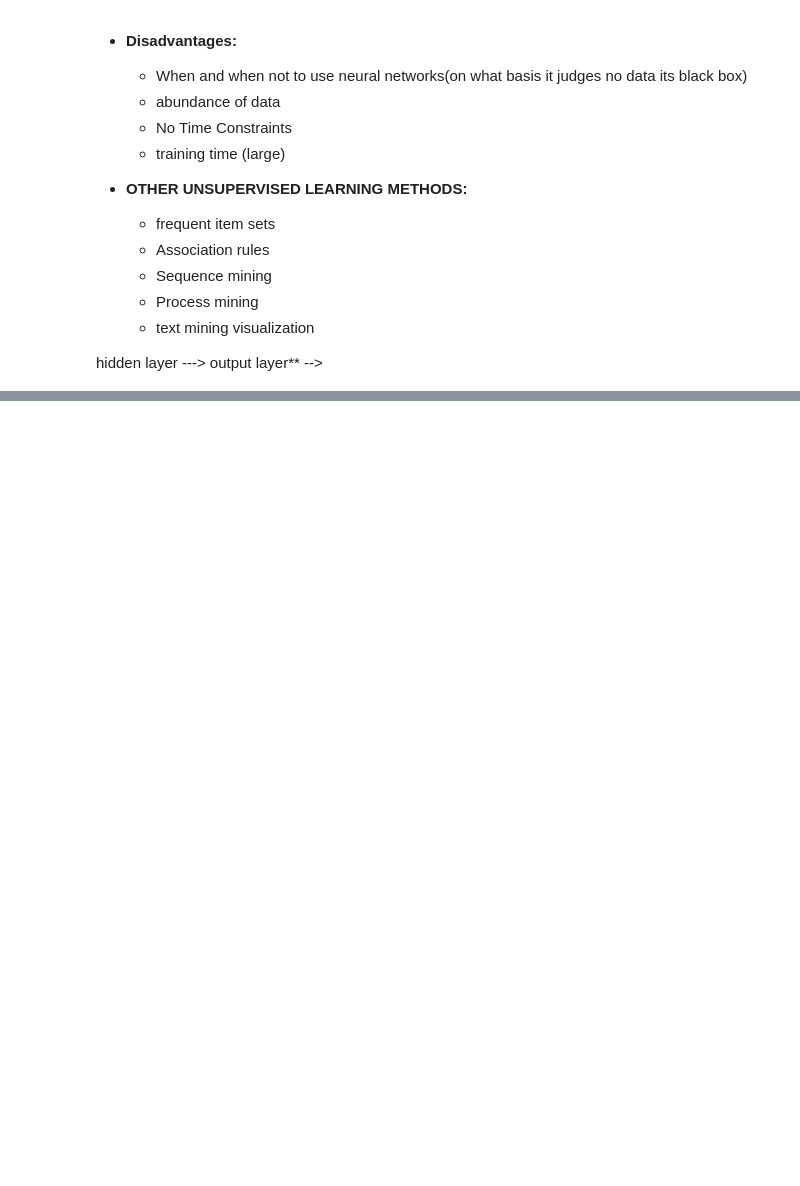
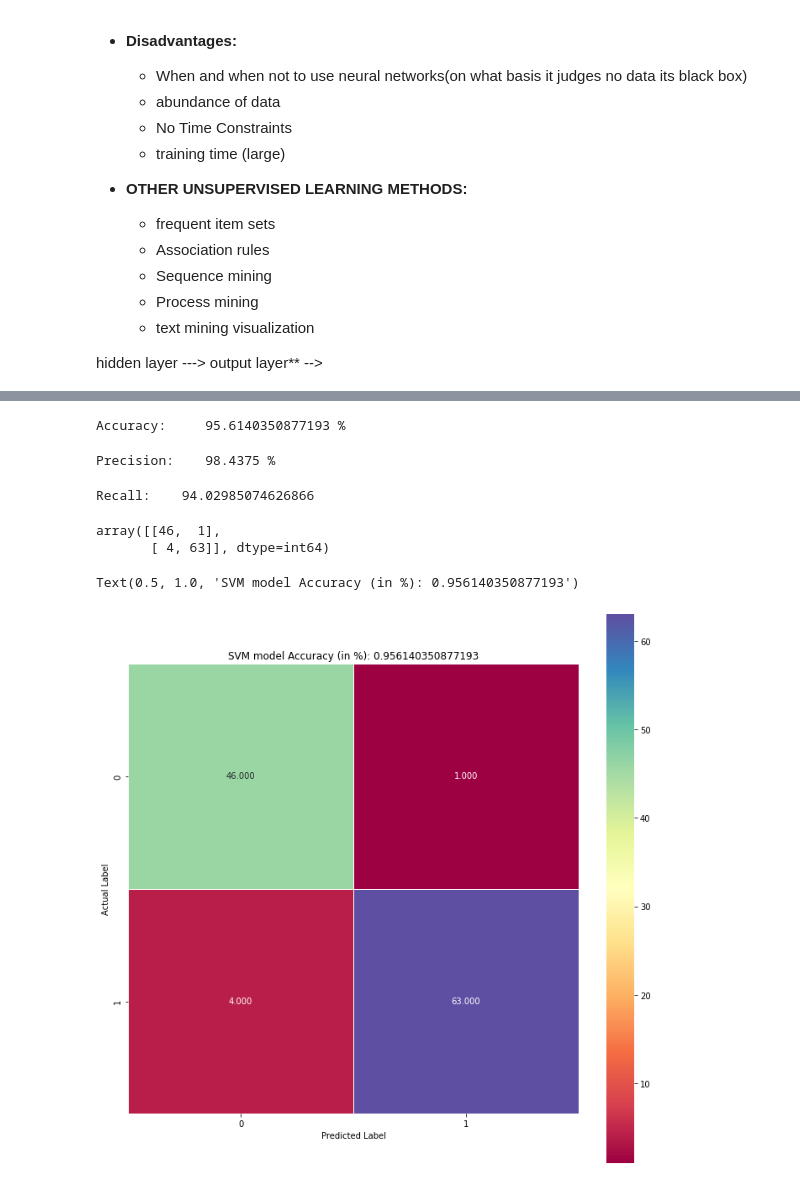
Before and after one commit to dilshad-geol/Data-Science-with-Python, a Jupyter notebook: 00_Everthing_in_Complete_Notebook.ipynb, the cells around one changed output, grey strips where cells are left out. Drawn from its saved outputs; the diff is of its cells as text; code cells hidden in the pictures; blank space fills up the shorter version.

Commit message:
DAY 30: COMPLETED SUpport Vector Machines & Clustering in Machine Learning

```diff
--- a/00_Everthing_in_Complete_Notebook.ipynb
+++ b/00_Everthing_in_Complete_Notebook.ipynb
@@ -6124,0 +6259,62 @@ plt.show()
+# %%
+# import test_train_split function
+from sklearn.model_selection import train_test_split
+# split data set into training set and test set
+
+xtrain,xtest,ytrain,ytest = train_test_split(cancer.data, cancer.target, test_size = 0.2, random_state= 0)
+# %%
+# import svm model
+
+from sklearn import svm
+
+# create a svm classifier
+clf = svm.SVC(kernel="linear") #linear kernel
+
+# train model using training sets
+clf.fit(xtrain,ytrain)
+
+# predict the response for test dataset
+
+y_pred = clf.predict(xtest)
+# %%
+# import scikit-learn metrics modeule for accuracy calculation
+from sklearn import metrics
+
+score = metrics.accuracy_score(ytest,y_pred)
+
+#model Accuracy: how often is the classifier correct?
+print("Accuracy:    ", metrics.accuracy_score(ytest,y_pred) * 100, "%")
+# %% [output]
+Accuracy:     95.6140350877193 %
+# %%
+# Model Precision: What percentage of positive tuples are labeled as such?
+print("Precision:   ", metrics.precision_score(ytest,y_pred)* 100, "%")
+# %% [output]
+Precision:    98.4375 %
+# %%
+# Model Recall: What percentage of positive tuples are labelled as such?
+print("Recall:   ",metrics.recall_score(ytest,y_pred) * 100)
+# %% [output]
+Recall:    94.02985074626866
+# %%
+# confusion metrix
+from sklearn import metrics
+cm = metrics.confusion_matrix(ytest,y_pred)
+cm
+# %% [output]
+array([[46,  1],
+       [ 4, 63]], dtype=int64)
+# %%
+import seaborn as sns
+import matplotlib.pyplot as plt
+
+plt.figure(figsize=(12,12))
+sns.heatmap(cm,annot=True, fmt =".3f", linewidth =.5,square=True,cmap = "Spectral")
+
+plt.ylabel("Actual Label")
+plt.xlabel("Predicted Label")
+all_sample_title = "SVM model Accuracy (in %): {0}".format(score)
+plt.title(all_sample_title)
+# %% [output]
+Text(0.5, 1.0, 'SVM model Accuracy (in %): 0.956140350877193')
+[figure, added]
```
Also changed, not shown: parts of 7 cells of this notebook, 2 other files.
